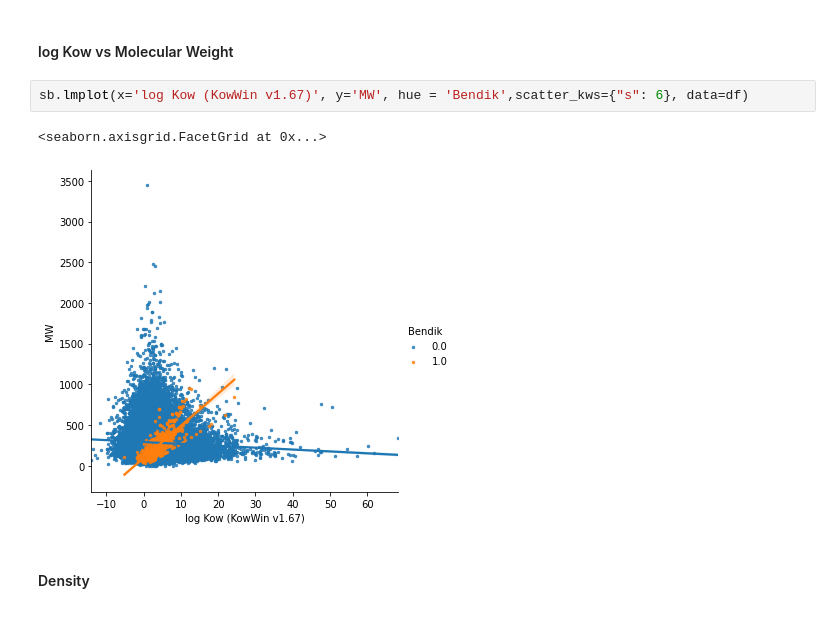
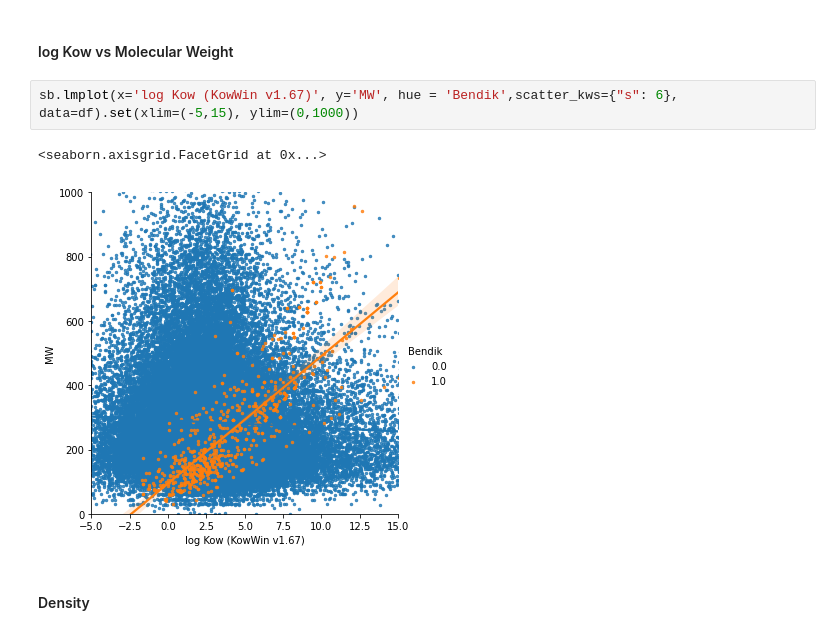
Before and after one commit to hannahgathu/Thesis-Bias-Experiments, a Jupyter notebook: Comparison of both datasets.ipynb, the cells around one changed output. Cells and saved outputs as stored; diff of their text form.

```diff
--- a/Comparison of both datasets.ipynb
+++ b/Comparison of both datasets.ipynb
@@ -58,10 +58,10 @@ plt.show()
 # %% [markdown]
 #### log Kow vs Molecular Weight
 # %%
-sb.lmplot(x='log Kow (KowWin v1.67)', y='MW', hue = 'Bendik',scatter_kws={"s": 6}, data=df)
+sb.lmplot(x='log Kow (KowWin v1.67)', y='MW', hue = 'Bendik',scatter_kws={"s": 6}, data=df).set(xlim=(-5,15), ylim=(0,1000))
 # %% [output]
 <seaborn.axisgrid.FacetGrid at 0x...>
-[figure, old version]
+[figure, new version]
 # %% [markdown]
 #### Density
 # %%
```
Also changed, not shown: parts of 1 cell of this notebook.
